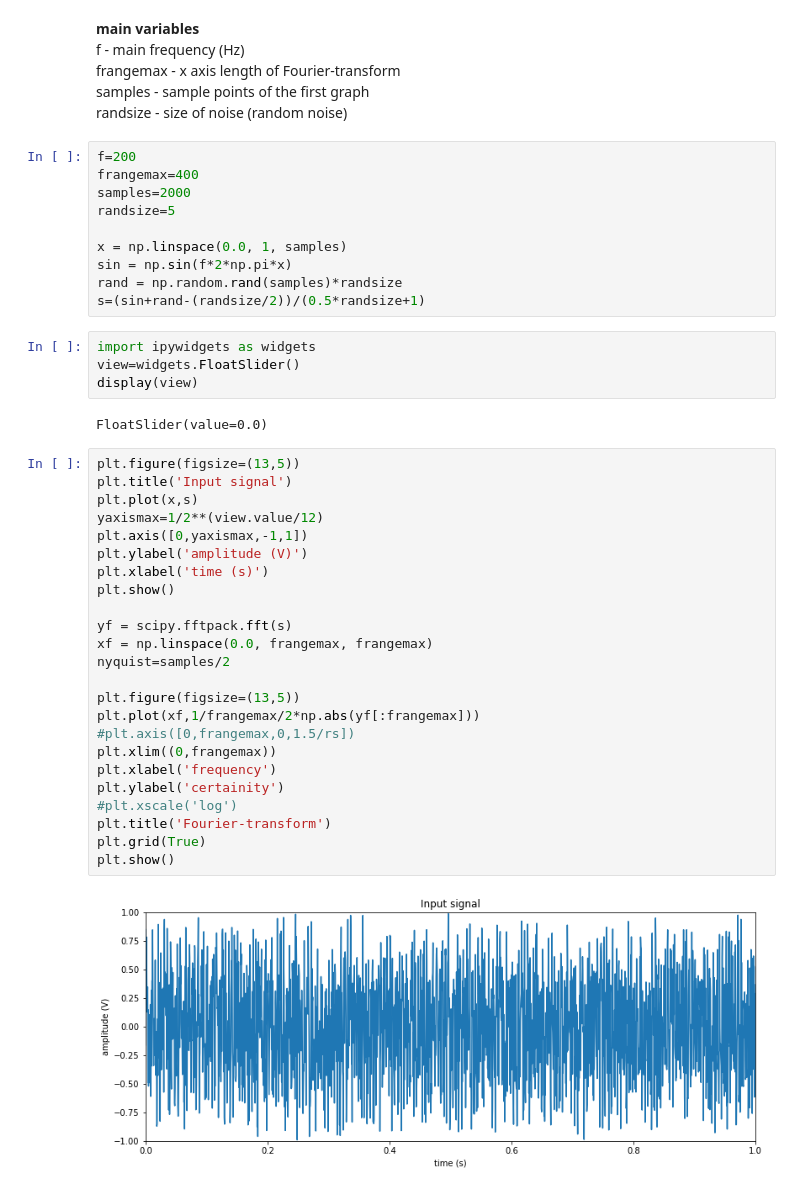
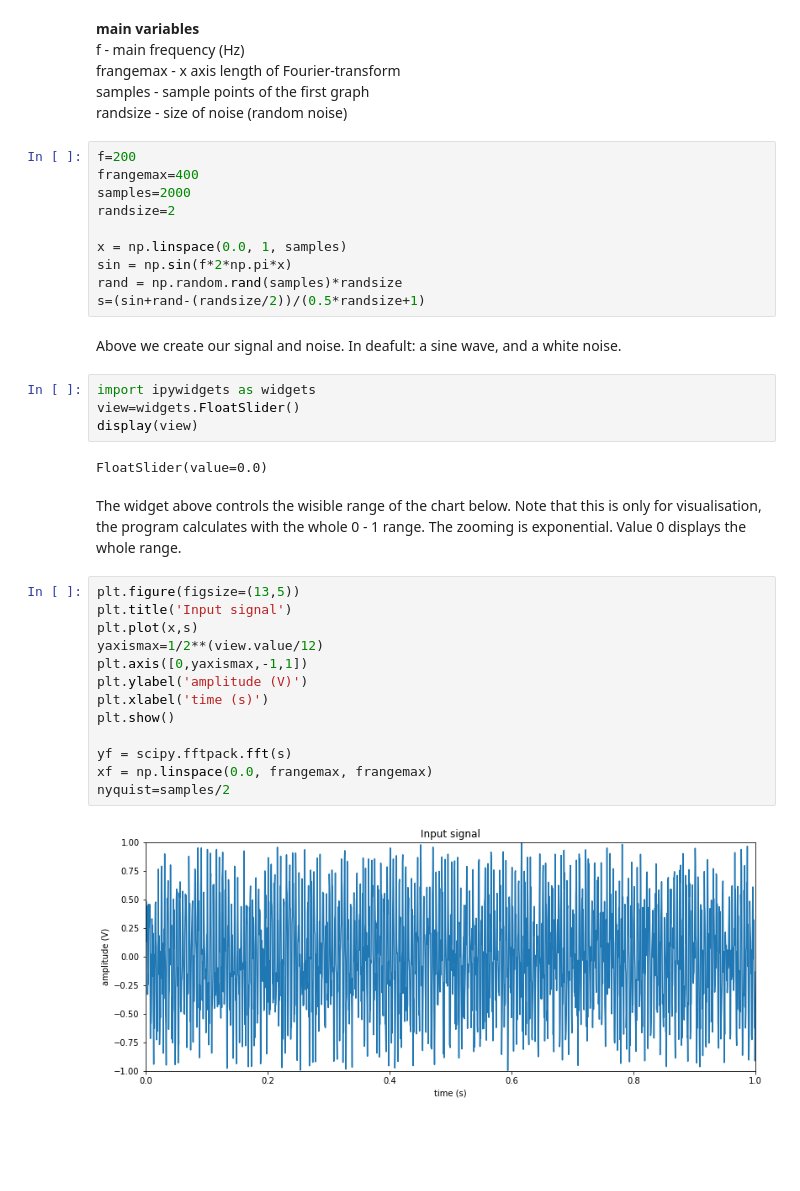
Before and after one commit to martonvavrik/fusion_research, a Jupyter notebook: waves.ipynb, the cells around one changed output. Cells and saved outputs as stored; diff of their text form; blank space fills up the shorter version.

Commit message:
Add files via upload
Adding notes
Adding certainty evaluation

```diff
--- a/waves.ipynb
+++ b/waves.ipynb
@@ -16,41 +16,34 @@ import pandas as pd
 f=200
 frangemax=400
 samples=2000
-randsize=5
+randsize=2
 
 x = np.linspace(0.0, 1, samples)
 sin = np.sin(f*2*np.pi*x)
 rand = np.random.rand(samples)*randsize
 s=(sin+rand-(randsize/2))/(0.5*randsize+1)
+# %% [markdown]
+Above we create our signal and noise. In deafult: a sine wave, and a white noise.
 # %%
 import ipywidgets as widgets
 view=widgets.FloatSlider()
 display(view)
 # %% [output]
 FloatSlider(value=0.0)
+# %% [markdown]
+The widget above controls the wisible range of the chart below. Note that this is only for visualisation, the program calculates with the whole 0 - 1 range. The zooming is exponential. Value 0 displays the whole range.
 # %%
 plt.figure(figsize=(13,5))
 plt.title('Input signal')
 plt.plot(x,s)
 yaxismax=1/2**(view.value/12)
 plt.axis([0,yaxismax,-1,1])
 plt.ylabel('amplitude (V)')
 plt.xlabel('time (s)')
 plt.show()
 
 yf = scipy.fftpack.fft(s)
 xf = np.linspace(0.0, frangemax, frangemax)
 nyquist=samples/2
-
-plt.figure(figsize=(13,5))
-plt.plot(xf,1/frangemax/2*np.abs(yf[:frangemax]))
-#plt.axis([0,frangemax,0,1.5/rs])
-plt.xlim((0,frangemax))
-plt.xlabel('frequency')
-plt.ylabel('certainity')
-#plt.xscale('log')
-plt.title('Fourier-transform')
-plt.grid(True)
-plt.show()
 # %% [output]
-[figure, old version]
+[figure, new version]
```
Also changed, not shown: parts of 5 cells of this notebook.
